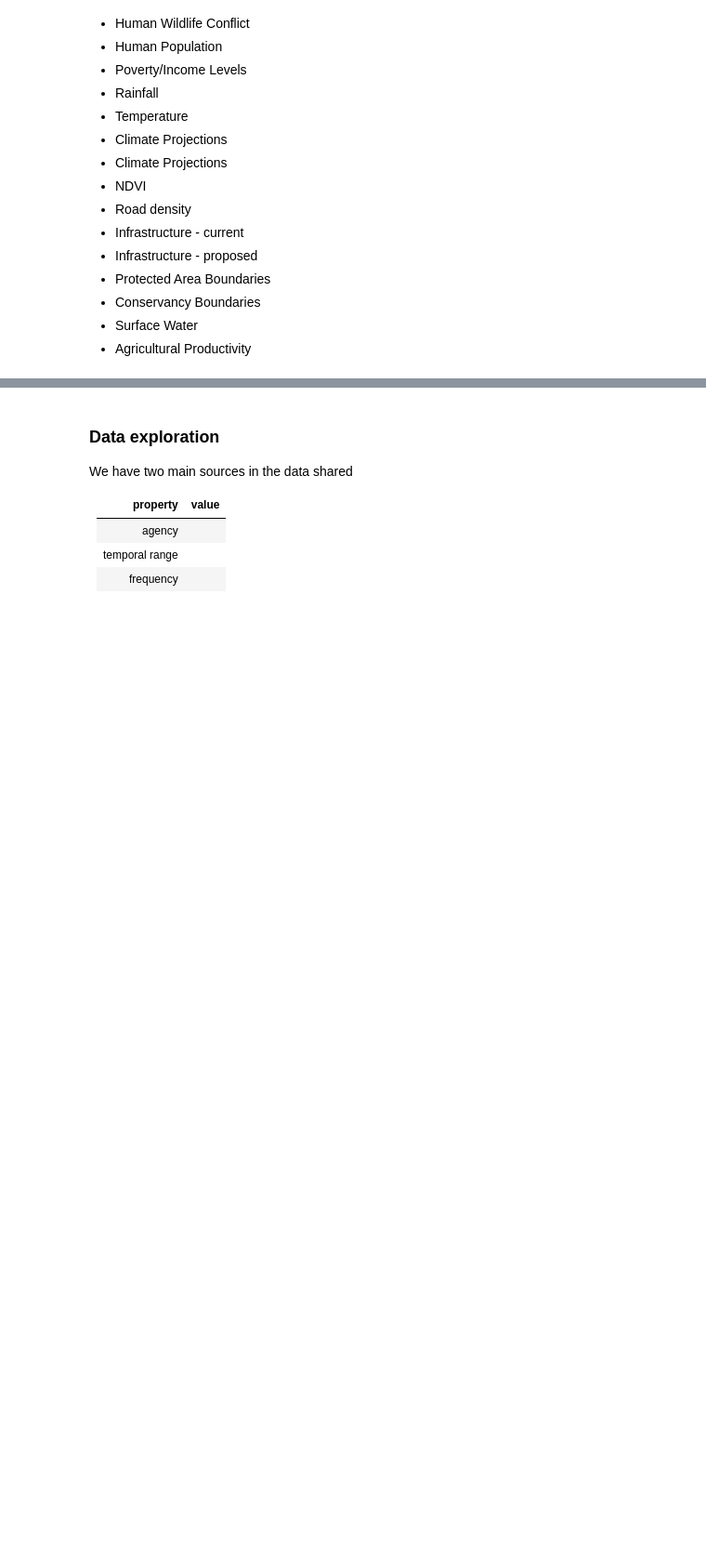
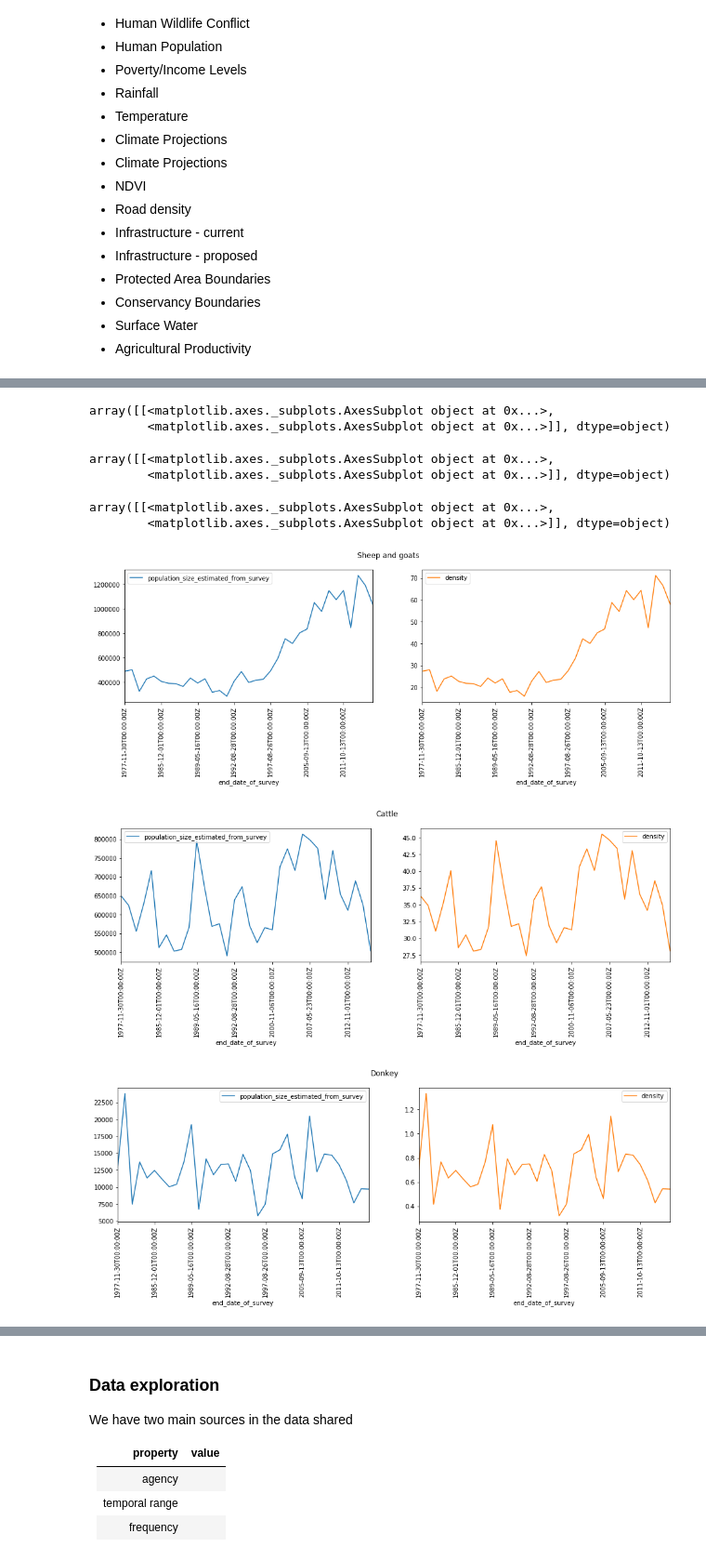
Before and after one commit to Vizzuality/notebooks, a Jupyter notebook: Kenia-dashboard/dashboard-exploration.ipynb, the cells around one changed output, grey strips where cells are left out. Shown at 93% size. Saved outputs shown, nothing was run; the diff lists cells and outputs as text; code cells hidden in the pictures; blank space fills up the shorter version.

```diff
--- a/Kenia-dashboard/dashboard-exploration.ipynb
+++ b/Kenia-dashboard/dashboard-exploration.ipynb
@@ -57,0 +85,3 @@ os.listdir(('/Users/alicia/Projects/jupyter-geotools-alpine/work/'+'data/keniaDa
+# %%
+species = data.species.unique()
+print(species)
@@ -57,0 +92,4 @@ os.listdir(('/Users/alicia/Projects/jupyter-geotools-alpine/work/'+'data/keniaDa
+# %%
+for specie in species:
+    mask = (data["species"] == specie) & (data["population_size_estimated_from_survey"] > 0)
+    display(data.loc[mask, ["end_date_of_survey","population_size_estimated_from_survey", "density"]].sort_values('end_date_of_survey').plot(x='end_date_of_survey',layout=(1, 2), sharex=False,rot=90,title=specie,subplots=True,figsize=(16, 4)));
@@ -57,0 +159,14 @@ os.listdir(('/Users/alicia/Projects/jupyter-geotools-alpine/work/'+'data/keniaDa
+# %%
+for specie in species:
+    mask = (data["species"] == specie) & (data["population_size_estimated_from_survey"] > 0)
+    display(data.loc[mask, ["end_date_of_survey","population_size_estimated_from_survey", "density"]].sort_values('end_date_of_survey').plot(x='end_date_of_survey',layout=(1, 2), sharex=False,rot=90,title=specie,subplots=True,figsize=(16, 4)));
+# %% [output]
+array([[<matplotlib.axes._subplots.AxesSubplot object at 0x...>,
+        <matplotlib.axes._subplots.AxesSubplot object at 0x...>]], dtype=object)
+array([[<matplotlib.axes._subplots.AxesSubplot object at 0x...>,
+        <matplotlib.axes._subplots.AxesSubplot object at 0x...>]], dtype=object)
+array([[<matplotlib.axes._subplots.AxesSubplot object at 0x...>,
+        <matplotlib.axes._subplots.AxesSubplot object at 0x...>]], dtype=object)
+[figure, added]
+[figure, added]
+[figure, added]
```
Also changed, not shown: parts of 44 cells of this notebook.
